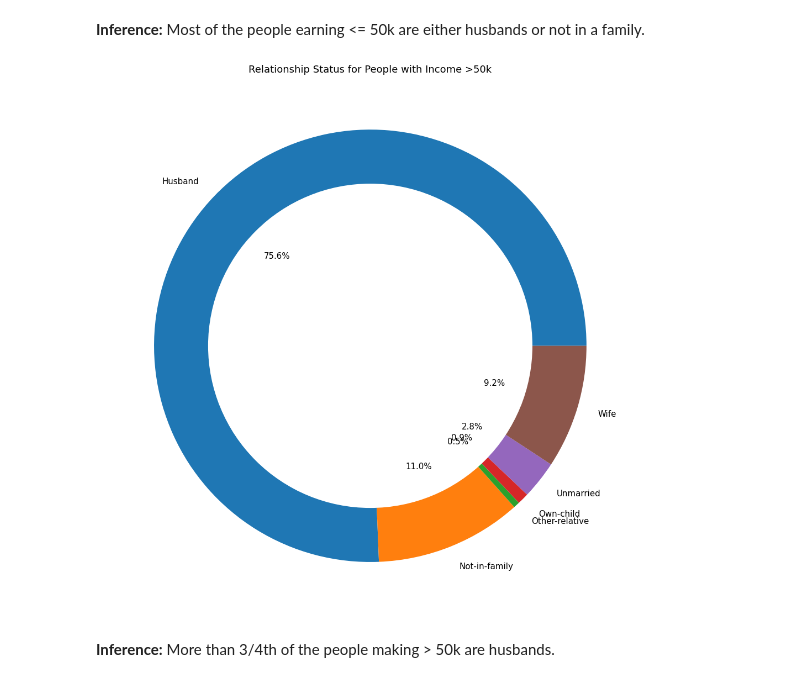
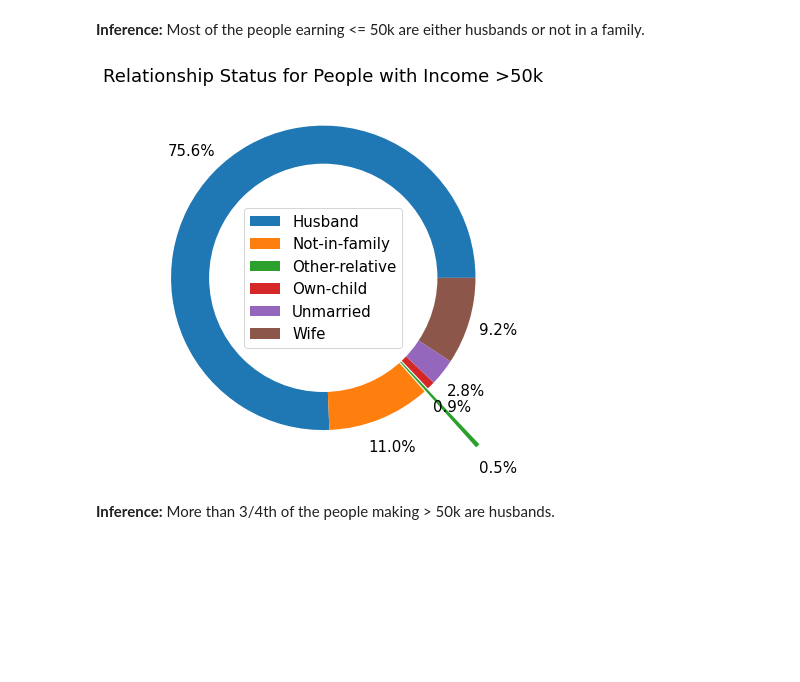
Before and after one commit to atinsinghal97/CSE578-marketing-profiles-visualization, a Jupyter notebook: DV_Group_Project.ipynb, the cells around one changed output. Drawn from its saved outputs; the diff is of its cells as text; code cells hidden in the pictures; blank space fills up the shorter version.

Commit message:
improved relationship plot

```diff
--- a/DV_Group_Project.ipynb
+++ b/DV_Group_Project.ipynb
@@ -260,16 +260,17 @@ plt.show()
 # %% [markdown]
 **Inference:** Most of the people earning <= 50k are either husbands or not in a family.
 # %%
-fig = plt.figure(figsize=(20,18))
-plt.pie(count_by_relationship_1,labels=relationship_mapping.values(),autopct='%1.1f%%')
+fig = plt.figure(figsize=(10,7))
+plt.pie(count_by_relationship_1, pctdistance=1.2, explode=(0,0,0.5,0,0,0), autopct='%1.1f%%')
 centre_circle = plt.Circle((0,0),0.75, fc='white',linewidth=1.25)
 fig = plt.gcf()
 fig.gca().add_artist(centre_circle)
 plt.title('Relationship Status for People with Income >50k')
-# plt.legend()
+plt.legend(loc='center', labels=relationship_mapping.values())
+# plt.tight_layout()
 plt.show()
 # %% [output]
-[figure, old version]
+[figure, new version]
 # %% [markdown]
 **Inference:** More than 3/4th of the people making > 50k are husbands.
 # %% [markdown]
```
Also changed, not shown: parts of 1 cell of this notebook.
